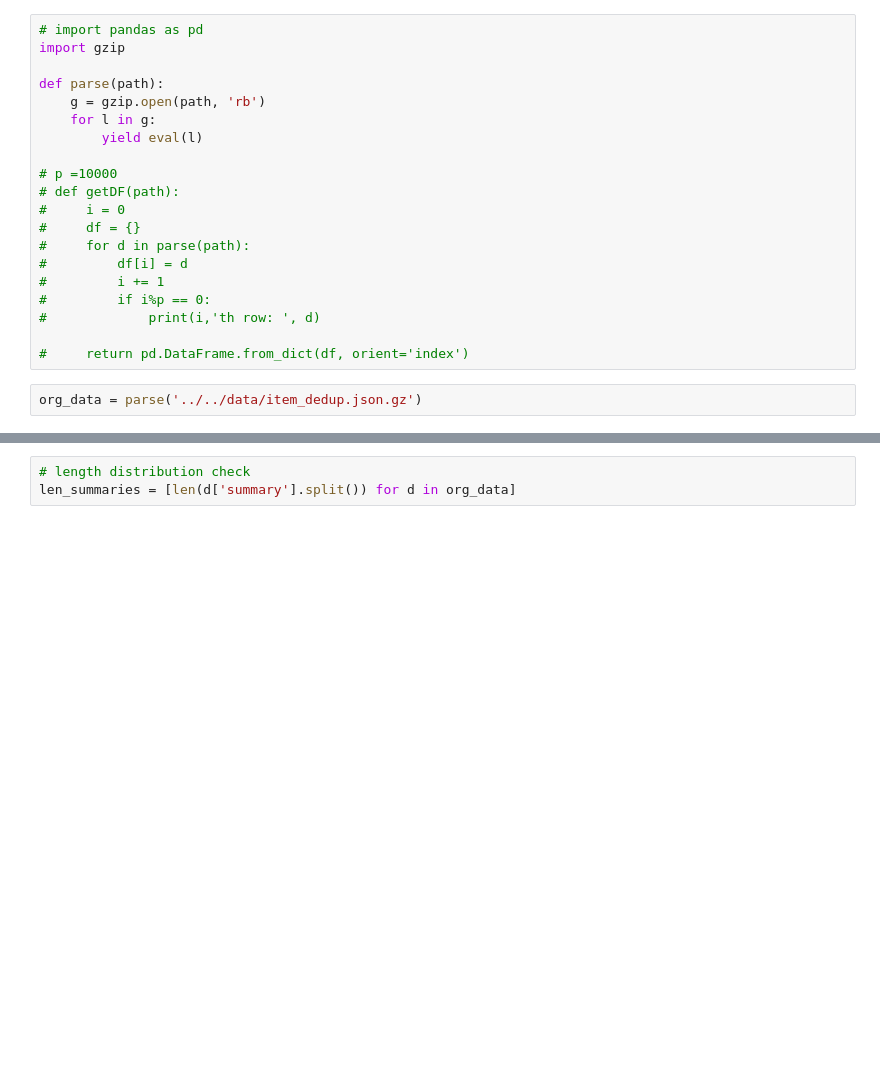
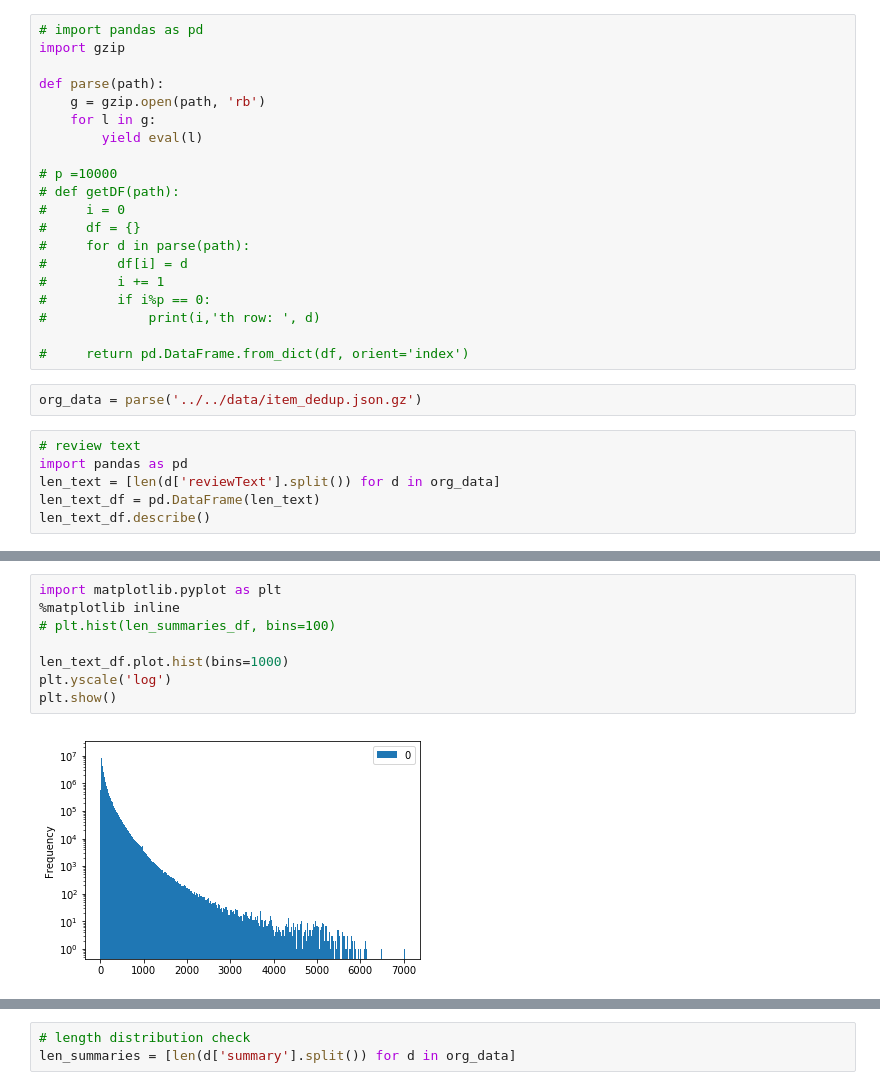
Before and after one commit to Sweetflowerjulia/NLP-Text-Summarization, a Jupyter notebook: data_cleaning/data_extraction.ipynb, the cells around one changed output, grey strips where cells are left out. Drawn from its saved outputs; the diff is of its cells as text; blank space fills up the shorter version.

```diff
--- a/data_cleaning/data_extraction.ipynb
+++ b/data_cleaning/data_extraction.ipynb
@@ -36,3 +36,9 @@ def parse(path):
 #     return pd.DataFrame.from_dict(df, orient='index')
 # %%
 org_data = parse('../../data/item_dedup.json.gz')
+# %%
+# review text
+import pandas as pd
+len_text = [len(d['reviewText'].split()) for d in org_data]
+len_text_df = pd.DataFrame(len_text)
+len_text_df.describe()
@@ -38,0 +55,10 @@ org_data = parse('../../data/item_dedup.json.gz')
+# %%
+import matplotlib.pyplot as plt
+%matplotlib inline
+# plt.hist(len_summaries_df, bins=100)
+
+len_text_df.plot.hist(bins=1000)
+plt.yscale('log')
+plt.show()
+# %% [output]
+[figure, added]
```
Also changed, not shown: parts of 3 cells of this notebook.
